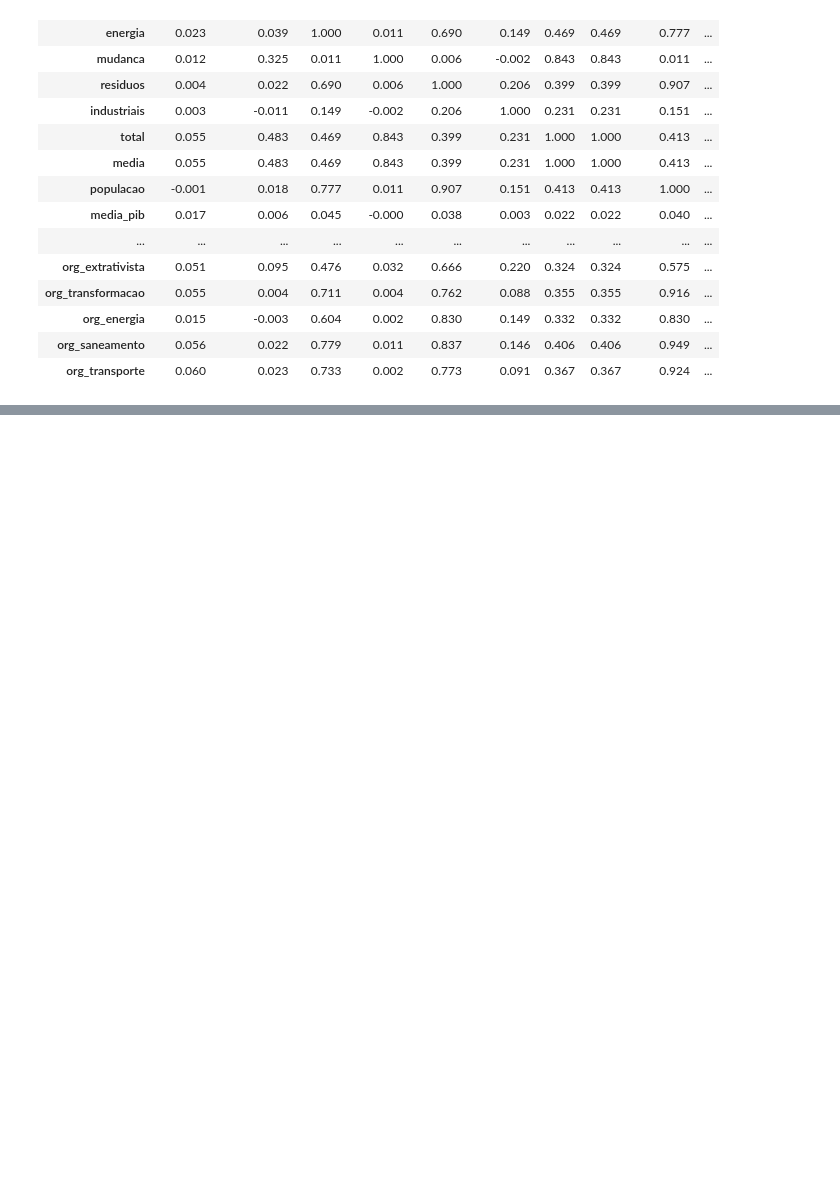
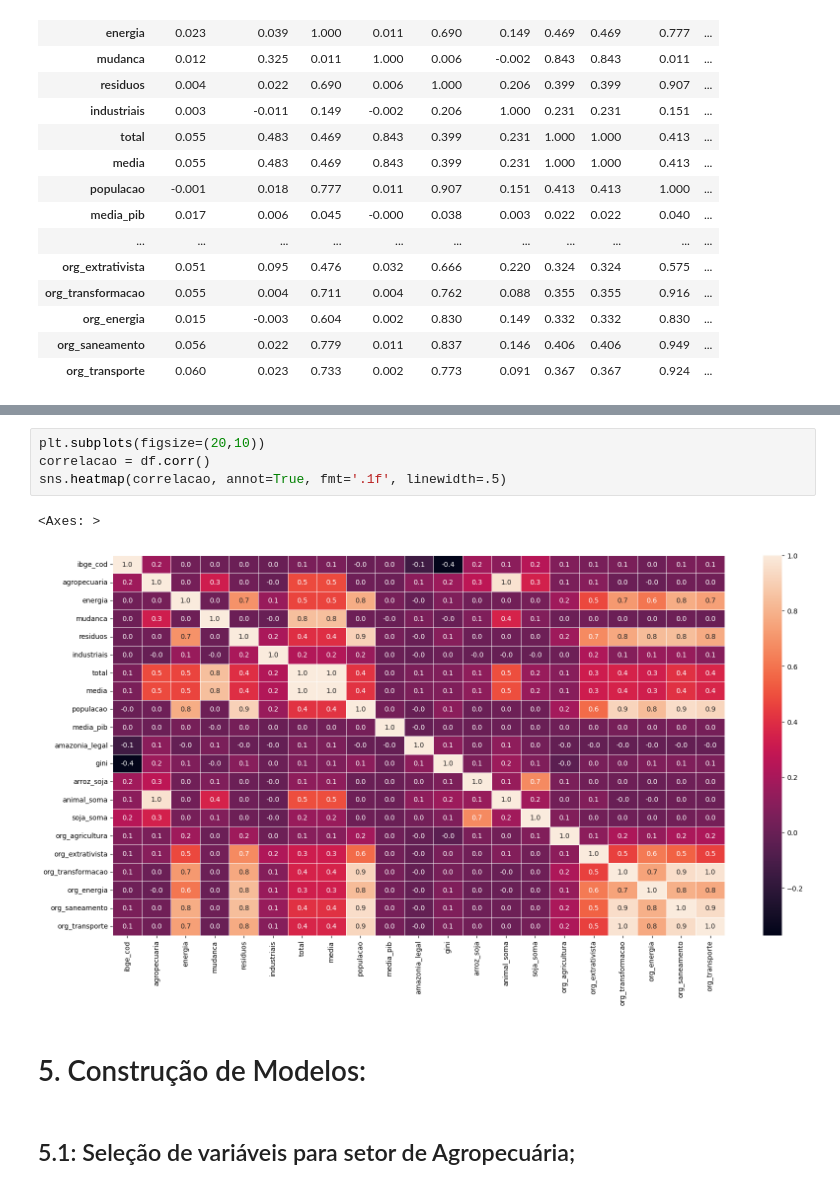
Before and after one commit to iandvecchia/adm01007, a Jupyter notebook: main.ipynb, the cells around one changed output, grey strips where cells are left out. Cells and saved outputs as stored; diff of their text form; blank space fills up the shorter version.

```diff
--- a/main.ipynb
+++ b/main.ipynb
@@ -335,0 +189,11 @@ r2_score(y_test, y_pred_test)
+# %%
+plt.subplots(figsize=(20,10))
+correlacao = df.corr()
+sns.heatmap(correlacao, annot=True, fmt='.1f', linewidth=.5)
+# %% [output]
+<Axes: >
+[figure, added]
+# %% [markdown]
+# 5. Construção de Modelos:
+# %% [markdown]
+  ## 5.1: Seleção de variáveis para setor de Agropecuária;
```
Also changed, not shown: parts of 76 cells of this notebook.
